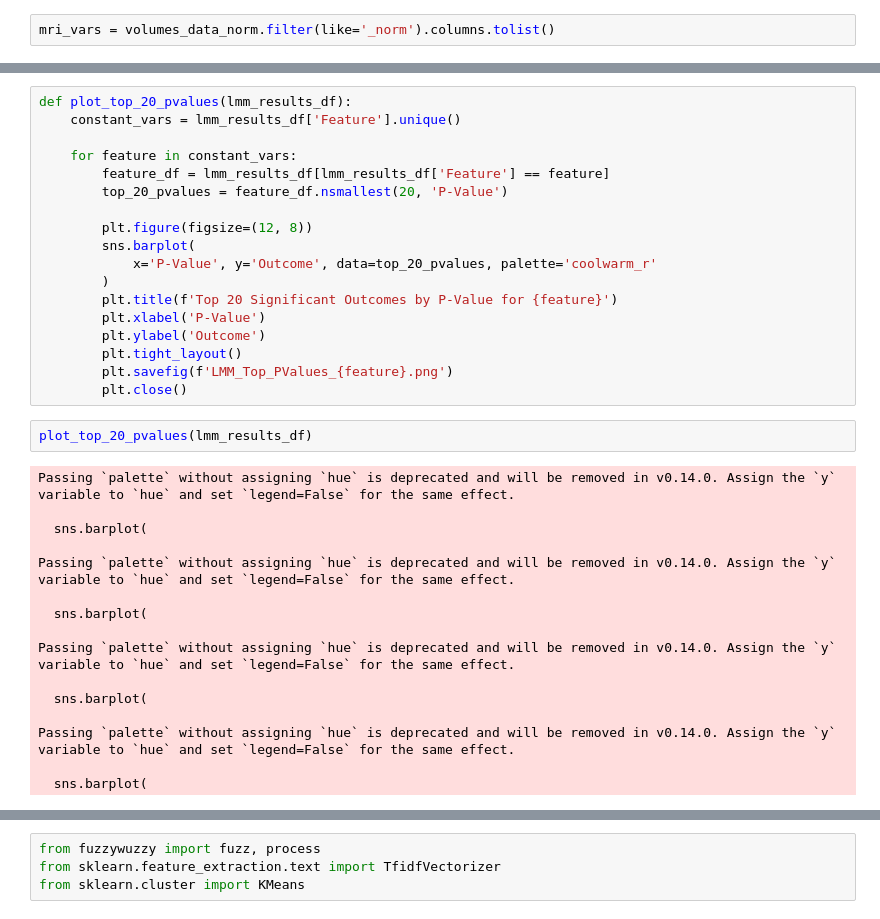
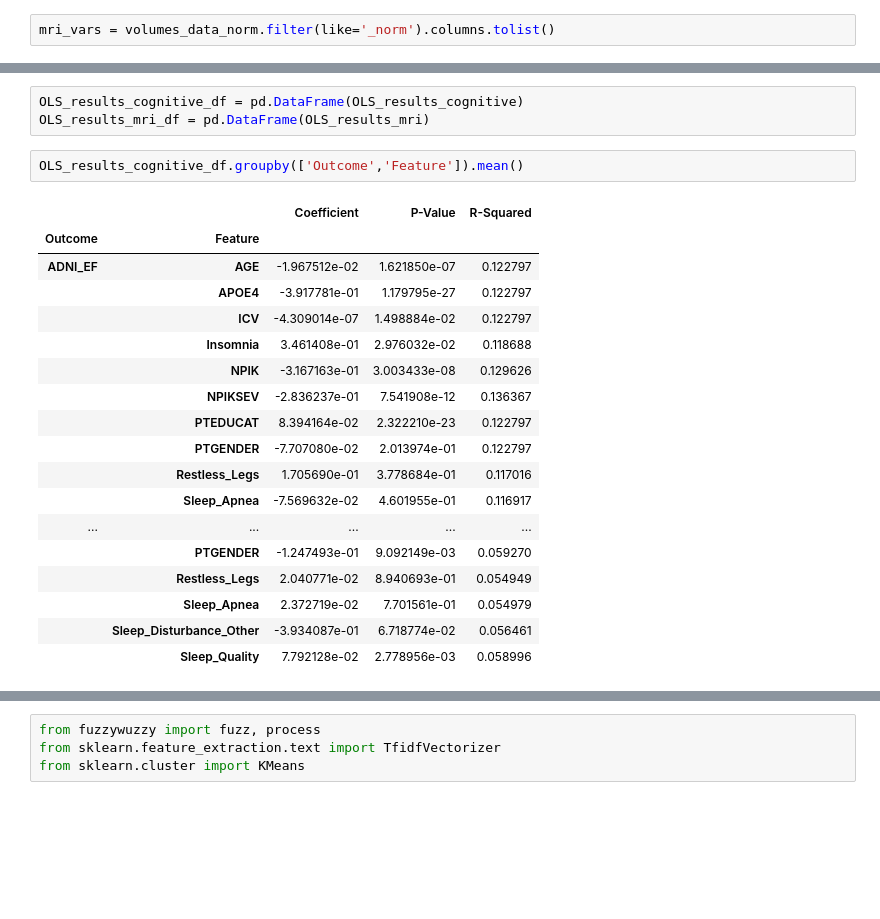
Before and after one commit to Da4kek/AD-Sleep, a Jupyter notebook: modeling-2.ipynb, the cells around one changed output, grey strips where cells are left out. Drawn from its saved outputs; the diff is of its cells as text; blank space fills up the shorter version.

```diff
--- a/modeling-2.ipynb
+++ b/modeling-2.ipynb
@@ -318,36 +295,24 @@ Passing `palette` without assigning `hue` is deprecated and will be removed in v
-# %%
-def plot_top_20_pvalues(lmm_results_df):
-    constant_vars = lmm_results_df['Feature'].unique()
-
-    for feature in constant_vars:
-        feature_df = lmm_results_df[lmm_results_df['Feature'] == feature]
-        top_20_pvalues = feature_df.nsmallest(20, 'P-Value')
-
-        plt.figure(figsize=(12, 8))
-        sns.barplot(
-            x='P-Value', y='Outcome', data=top_20_pvalues, palette='coolwarm_r'
-        )
-        plt.title(f'Top 20 Significant Outcomes by P-Value for {feature}')
-        plt.xlabel('P-Value')
-        plt.ylabel('Outcome')
-        plt.tight_layout()
-        plt.savefig(f'LMM_Top_PValues_{feature}.png')
-        plt.close()
-# %%
-plot_top_20_pvalues(lmm_results_df)
-# %% [output]
-Passing `palette` without assigning `hue` is deprecated and will be removed in v0.14.0. Assign the `y` variable to `hue` and set `legend=False` for the same effect.
-
-  sns.barplot(
-
-Passing `palette` without assigning `hue` is deprecated and will be removed in v0.14.0. Assign the `y` variable to `hue` and set `legend=False` for the same effect.
-
-  sns.barplot(
-
-Passing `palette` without assigning `hue` is deprecated and will be removed in v0.14.0. Assign the `y` variable to `hue` and set `legend=False` for the same effect.
-
-  sns.barplot(
-
-Passing `palette` without assigning `hue` is deprecated and will be removed in v0.14.0. Assign the `y` variable to `hue` and set `legend=False` for the same effect.
-
-  sns.barplot(
+# %%
+OLS_results_cognitive_df = pd.DataFrame(OLS_results_cognitive)
+OLS_results_mri_df = pd.DataFrame(OLS_results_mri)
+# %%
+OLS_results_cognitive_df.groupby(['Outcome','Feature']).mean()
+# %% [output]
+|  |  | Coefficient | P-Value | R-Squared |
+| Outcome | Feature |  |  |  |
+| ADNI_EF | AGE | -1.967512e-02 | 1.621850e-07 | 0.122797 |
+|  | APOE4 | -3.917781e-01 | 1.179795e-27 | 0.122797 |
+|  | ICV | -4.309014e-07 | 1.498884e-02 | 0.122797 |
+|  | Insomnia | 3.461408e-01 | 2.976032e-02 | 0.118688 |
+|  | NPIK | -3.167163e-01 | 3.003433e-08 | 0.129626 |
+|  | NPIKSEV | -2.836237e-01 | 7.541908e-12 | 0.136367 |
+|  | PTEDUCAT | 8.394164e-02 | 2.322210e-23 | 0.122797 |
+|  | PTGENDER | -7.707080e-02 | 2.013974e-01 | 0.122797 |
+|  | Restless_Legs | 1.705690e-01 | 3.778684e-01 | 0.117016 |
+|  | Sleep_Apnea | -7.569632e-02 | 4.601955e-01 | 0.116917 |
+| ... | ... | ... | ... | ... |
+|  | PTGENDER | -1.247493e-01 | 9.092149e-03 | 0.059270 |
+|  | Restless_Legs | 2.040771e-02 | 8.940693e-01 | 0.054949 |
+|  | Sleep_Apnea | 2.372719e-02 | 7.701561e-01 | 0.054979 |
+|  | Sleep_Disturbance_Other | -3.934087e-01 | 6.718774e-02 | 0.056461 |
+|  | Sleep_Quality | 7.792128e-02 | 2.778956e-03 | 0.058996 |
```
Also changed, not shown: parts of 9 cells of this notebook, 2 other files.
